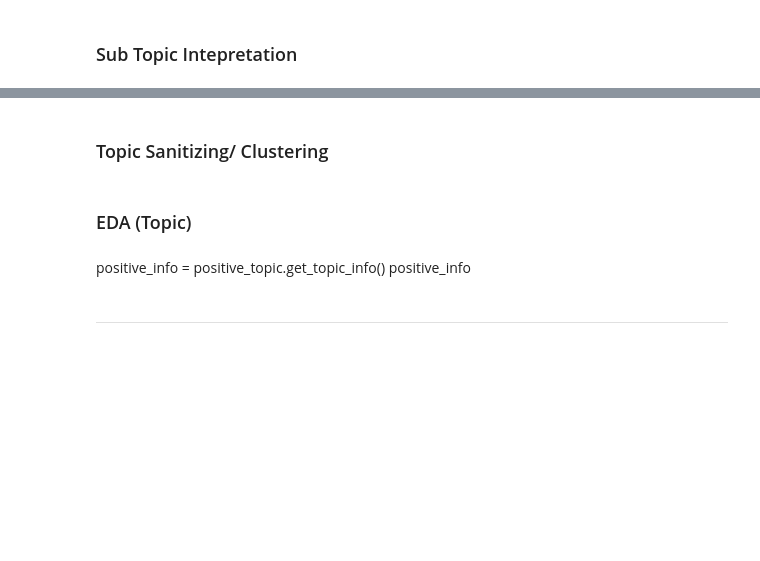
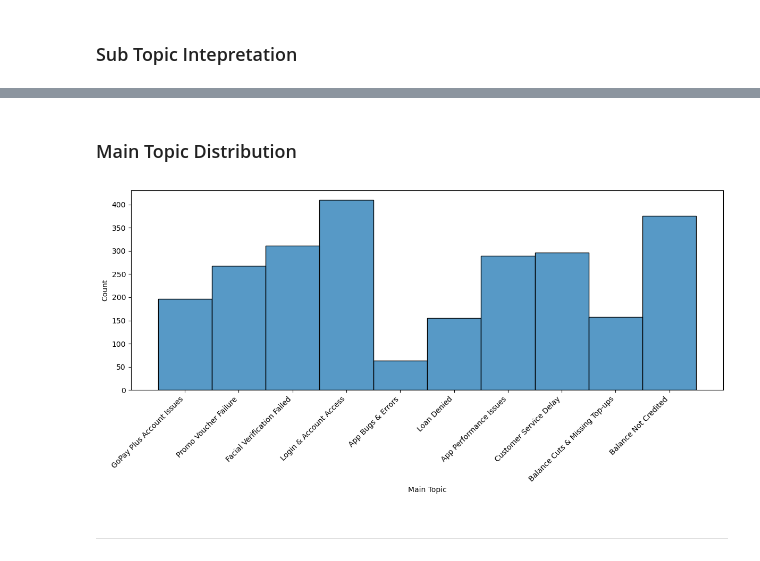
Before and after one commit to WayanArdike/gopay, a Jupyter notebook: study-case-gopay.ipynb, the cells around one changed output, grey strips where cells are left out. Saved outputs shown, nothing was run; the diff lists cells and outputs as text; code cells hidden in the pictures; blank space fills up the shorter version.

```diff
--- a/study-case-gopay.ipynb
+++ b/study-case-gopay.ipynb
@@ -634,7 +680,7 @@ plt.show()
 # %% [markdown]
 ### Topic Modelling
 # %%
-positive_topic = topic(12)
+positive_topic = topic(10)
 positive_info = positive_topic.fit_transform(positive)
 positive_info = positive_topic.get_topic_info()
 positive_info.to_excel('positive_topic.xlsx')
@@ -644,13 +710,11 @@ positive_info
 # %%
 positive_topic.set_topic_labels({
     0: "Login & Account Access", 1: "Balance Not Credited", 2: "Facial Verification Failed", 3: "Customer Service Delay",4: "App Performance Issues",
-    5: "Promo Voucher Failure", 6: "GoPay Plus Account Issues", 7: "Balance Cuts & Missing Top-ups",8: "Loan Denied", 9: "App Bugs & Errors",
-    10: "Promo & Gift Frustration", 11: "Connectivity & Chat Issues", 12: "Fewer Discounts", 13: "Unreliable Game Top-ups", 14: "Balance Deducted Without Funds",
-    15: "Delayed Bank Transfers", 16: "Missing Cashback/Promo", 17: "Cannot Claim Gifts/Promo", 18: "Top-up Deducted, Not Credited", 19: "Recent Top-ups Not Reflected",
-    20: "Account Access Problems", 21: "Mandatory App Update Blocks Login", 22: "Delayed Balance After Bank Top-up", 23: "Payment/Service Access Blocked", 24: "Update Prompts & Intrusive Ads"
+    5: "Promo Voucher Failure", 6: "GoPay Plus Account Issues", 7: "Balance Cuts & Missing Top-ups",8: "Loan Denied", 9: "App Bugs & Errors"
+
 })
 
 positive_info = positive_topic.get_document_info(positive)
-positive_info["Sub Topic"] = negative_info["CustomName"]
-positive_info = positive_info[["Document","Topic", "Sub Topic"]]
+positive_info["Main Topic"] = positive_info["CustomName"]
+positive_info = positive_info[["Document", "Main Topic"]]
 positive_info
@@ -657,31 +735,14 @@ positive_info
 # %% [markdown]
-### Topic Sanitizing/ Clustering
+### Main Topic Distribution
-# %%
-def get_topic_group(topic_number):
-    if topic_number in [0, 6, 20, 21, 23]:
-        return "Login & Account Access"
-    elif topic_number in [1, 7, 14, 15, 18, 19, 22]:
-        return "Balance & Transaction History"
-    elif topic_number in [2, 8]:
-        return "Verification & Loan Issues"
-    elif topic_number == 3:
-        return "Customer Service"
-    elif topic_number in [4, 9, 11, 24]:
-        return "App Performance & Features"
-    else:
-        return "Promotions, Vouchers & Cashback"
-
-positive_info["Main Topic"] = positive_info["Topic"].progress_apply(get_topic_group)
-positive_info = positive_info[["Document","Main Topic", "Sub Topic"]]
-
-positive = data[data['labels']=='NEGATIVE'][["thumbsUpCount","month", "minorVersion","majorVersion"]]
-positive_info = pd.concat([positive_info.reset_index(drop=True), positive.reset_index(drop=True)], axis=1)
-positive_info
-# %% [markdown]
-### EDA (Topic)
-# %% [markdown]
-positive_info = positive_topic.get_topic_info()
-positive_info
+# %%
+plt.figure(figsize=(12, 6))
+sns.histplot(data=positive_info, x="Main Topic")
+
+plt.xticks(rotation=45, ha="right")
+plt.tight_layout()
+plt.show()
+# %% [output]
+[figure, added]
 # %% [markdown]
 ---
 # %% [markdown]
```
Also changed, not shown: parts of 31 cells of this notebook.
